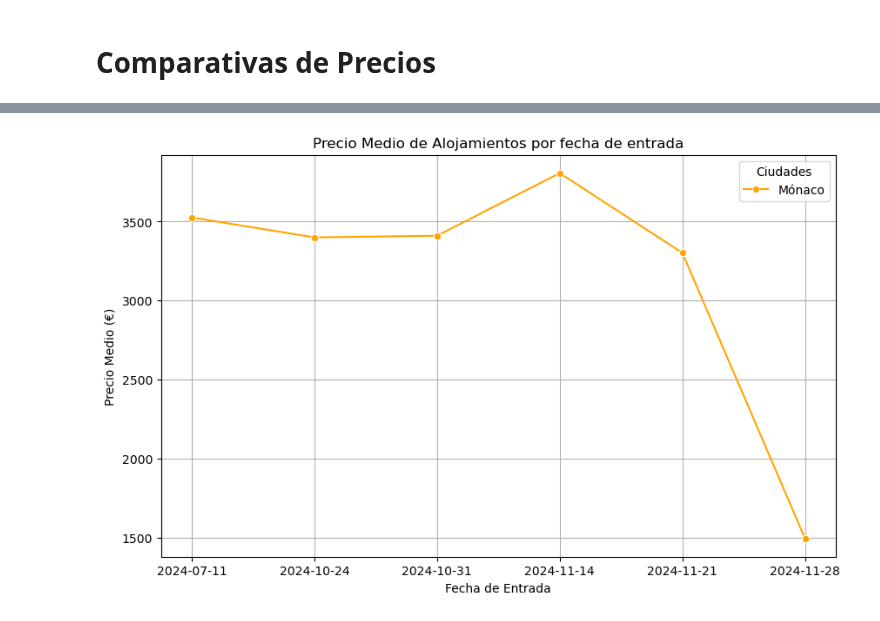
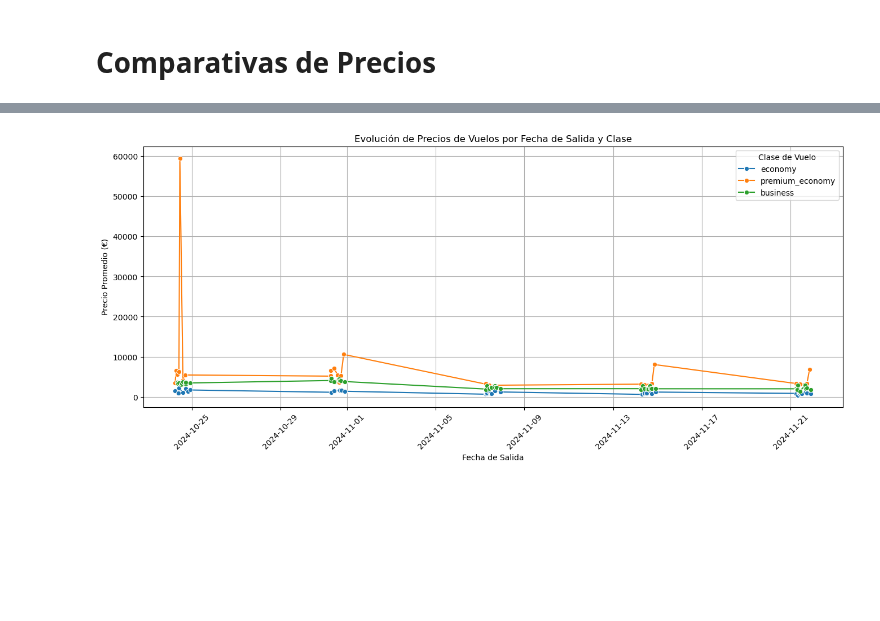
Before and after one commit to apelsito/Proyecto3-Explorando-Viajes, a Jupyter notebook: jupyter_notebooks/06_Comparativas_Precio.ipynb, the cells around one changed output, grey strips where cells are left out. Cells and saved outputs as stored; diff of their text form; code cells hidden in the pictures; blank space fills up the shorter version.

```diff
--- a/jupyter_notebooks/06_Comparativas_Precio.ipynb
+++ b/jupyter_notebooks/06_Comparativas_Precio.ipynb
@@ -53,0 +267,5 @@ plt.show()
+# %%
+vuelos_niza = pd.read_csv("../datos/vuelos/vuelos_niza.csv",index_col="Unnamed: 0")
+vuelos_oslo = pd.read_csv("../datos/vuelos/vuelos_oslo.csv",index_col="Unnamed: 0")
+# %%
+vuelos = pd.concat([vuelos_niza, vuelos_oslo], ignore_index=True)
@@ -54,14 +333,14 @@ plt.show()
 # %%
-media_precio_monaco = df_monaco.groupby('Fecha entrada')['Precio (€)'].mean()
+precios_fecha_salida_clase = vuelos.groupby(['fecha_salida_ida', 'clase'])['precio (€)'].mean().reset_index()
 
-# Create the same line plot but using seaborn for a more refined visualization
-plt.figure(figsize=(10, 6))
-sns.lineplot(x=media_precio_monaco.index, y=media_precio_monaco.values, marker='o',palette="bright",color="orange",label="Mónaco")
-plt.title('Precio Medio de Alojamientos por fecha de entrada')
-plt.xlabel('Fecha de Entrada')
-plt.ylabel('Precio Medio (€)')
-plt.legend(title="Ciudades")
+plt.figure(figsize=(16, 6))
+sns.lineplot(data=precios_fecha_salida_clase, x="fecha_salida_ida", y="precio (€)", hue="clase", marker="o")
+plt.title("Evolución de Precios de Vuelos por Fecha de Salida y Clase")
+plt.xlabel("Fecha de Salida")
+plt.ylabel("Precio Promedio (€)")
+plt.xticks(rotation=45)
+plt.legend(title="Clase de Vuelo")
 plt.grid(True)
 plt.show()
 # %% [output]
-[figure, old version]
+[figure, new version]
```
Also changed, not shown: parts of 30 cells of this notebook, 27 other files.
